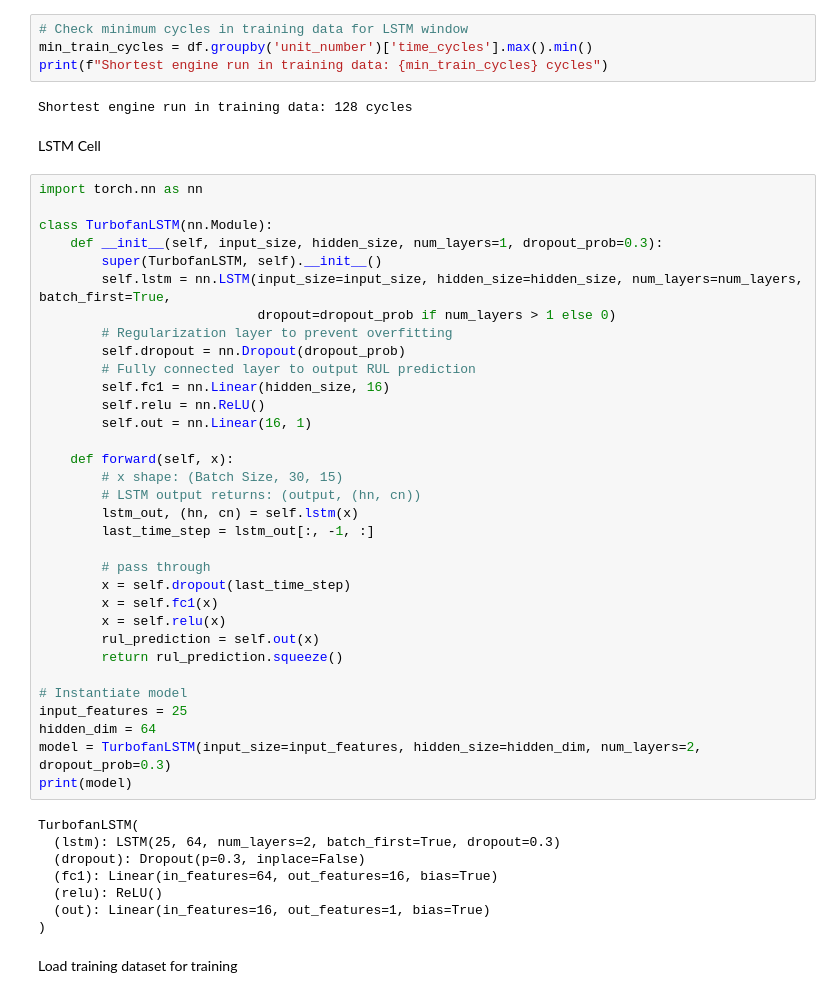
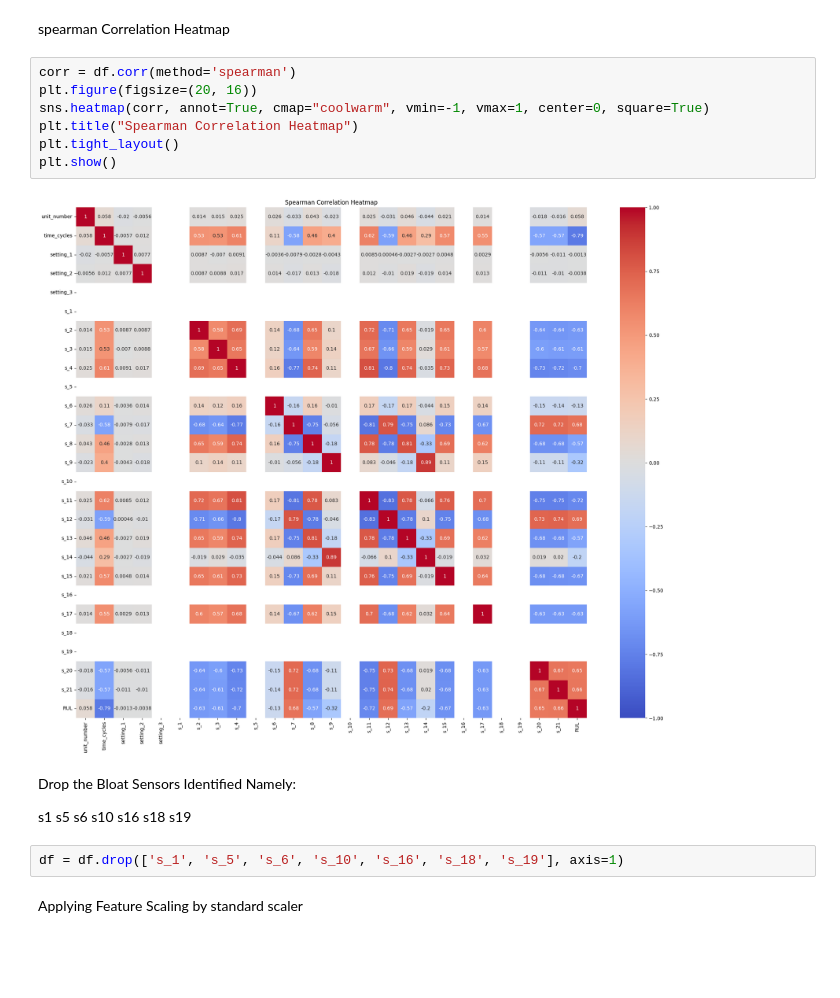
Before and after one commit to arjunnain17/turbofan_rul_analysis, a Jupyter notebook: eda_1.ipynb, the cells around one changed output. Saved outputs shown, nothing was run; the diff lists cells and outputs as text; blank space fills up the shorter version.

```diff
--- a/eda_1.ipynb
+++ b/eda_1.ipynb
@@ -114,52 +141,20 @@ print(df_final.shape[1])
+# %% [markdown]
+spearman Correlation Heatmap
 # %%
-# Check minimum cycles in training data for LSTM window
-min_train_cycles = df.groupby('unit_number')['time_cycles'].max().min()
-print(f"Shortest engine run in training data: {min_train_cycles} cycles")
+corr = df.corr(method='spearman')
+plt.figure(figsize=(20, 16))
+sns.heatmap(corr, annot=True, cmap="coolwarm", vmin=-1, vmax=1, center=0, square=True)
+plt.title("Spearman Correlation Heatmap")
+plt.tight_layout()
+plt.show()
 # %% [output]
-Shortest engine run in training data: 128 cycles
+[figure, added]
 # %% [markdown]
-LSTM Cell
+Drop the Bloat Sensors Identified Namely:
+
+s1 s5 s6 s10 s16 s18 s19
 # %%
-import torch.nn as nn
-
-class TurbofanLSTM(nn.Module):
-    def __init__(self, input_size, hidden_size, num_layers=1, dropout_prob=0.3):
-        super(TurbofanLSTM, self).__init__()
-        self.lstm = nn.LSTM(input_size=input_size, hidden_size=hidden_size, num_layers=num_layers, batch_first=True,
-                            dropout=dropout_prob if num_layers > 1 else 0)
-        # Regularization layer to prevent overfitting
-        self.dropout = nn.Dropout(dropout_prob)
-        # Fully connected layer to output RUL prediction
-        self.fc1 = nn.Linear(hidden_size, 16)
-        self.relu = nn.ReLU()
-        self.out = nn.Linear(16, 1)
-
-    def forward(self, x):
-        # x shape: (Batch Size, 30, 15)
-        # LSTM output returns: (output, (hn, cn))
-        lstm_out, (hn, cn) = self.lstm(x)
-        last_time_step = lstm_out[:, -1, :]
-
-        # pass through
-        x = self.dropout(last_time_step)
-        x = self.fc1(x)
-        x = self.relu(x)
-        rul_prediction = self.out(x)
-        return rul_prediction.squeeze()
-
-# Instantiate model
-input_features = 25
-hidden_dim = 64
-model = TurbofanLSTM(input_size=input_features, hidden_size=hidden_dim, num_layers=2, dropout_prob=0.3)
-print(model)
+df = df.drop(['s_1', 's_5', 's_6', 's_10', 's_16', 's_18', 's_19'], axis=1)
-# %% [output]
-TurbofanLSTM(
-  (lstm): LSTM(25, 64, num_layers=2, batch_first=True, dropout=0.3)
-  (dropout): Dropout(p=0.3, inplace=False)
-  (fc1): Linear(in_features=64, out_features=16, bias=True)
-  (relu): ReLU()
-  (out): Linear(in_features=16, out_features=1, bias=True)
-)
 # %% [markdown]
-Load training dataset for training
+Applying Feature Scaling by standard scaler
 # %%
```
Also changed, not shown: parts of 46 cells of this notebook.
